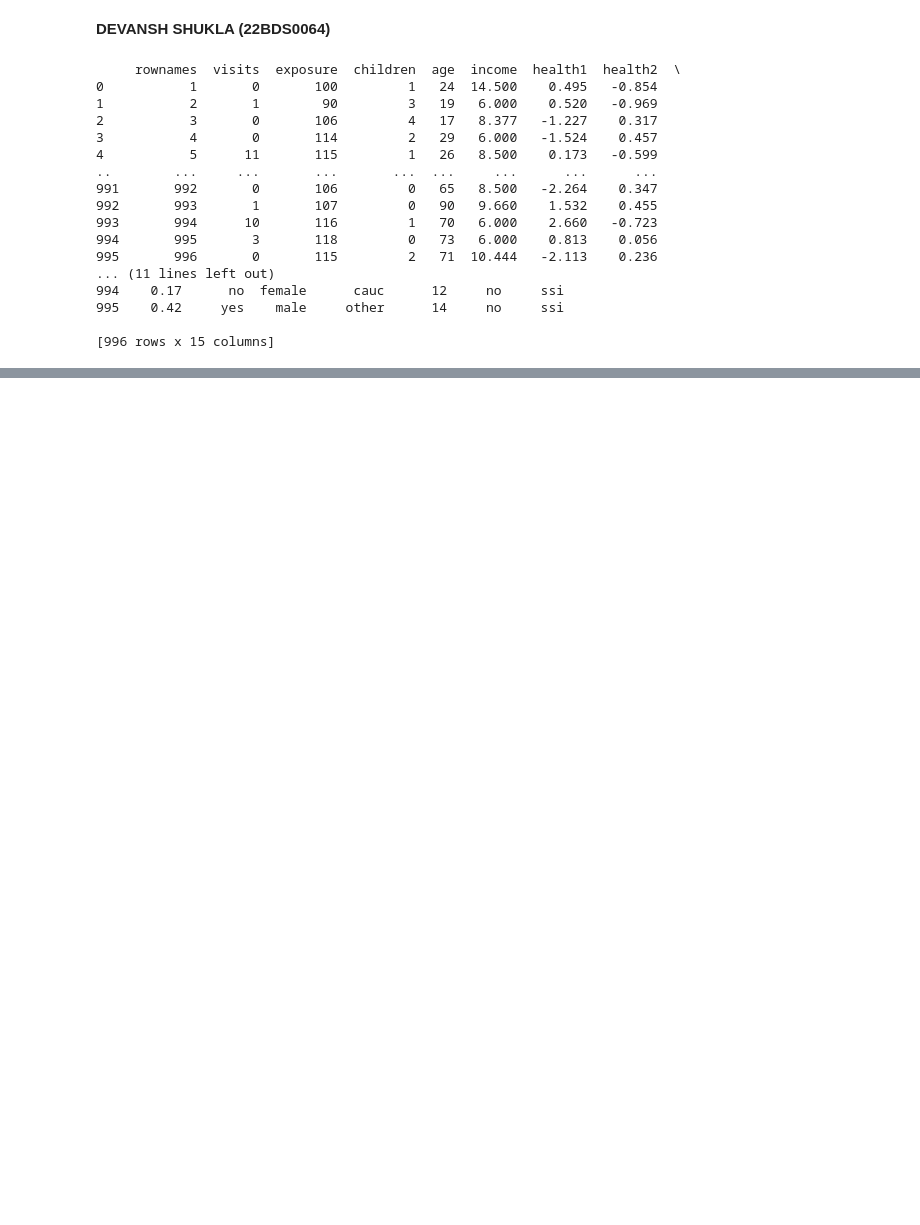
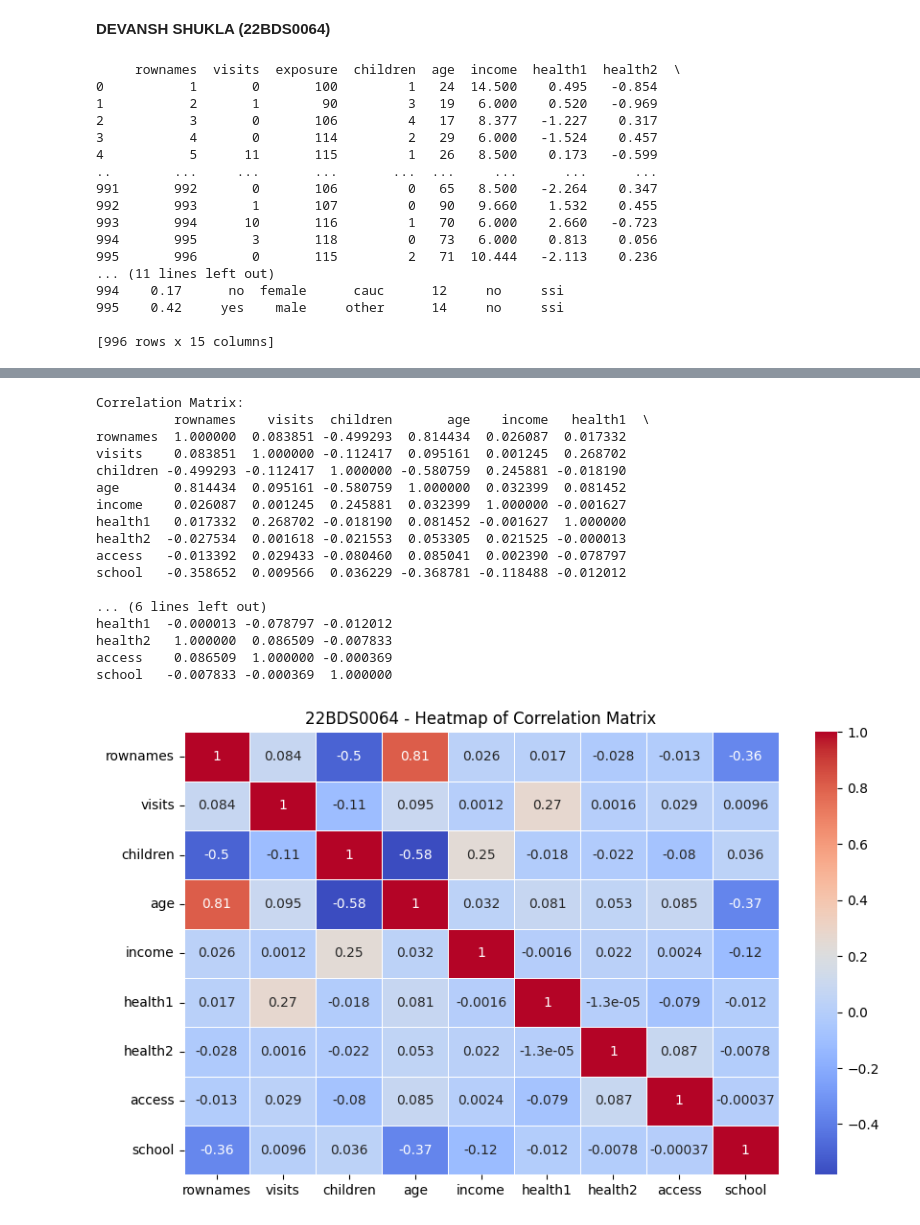
Before and after one commit to devansh391k/22BDS0064, a Jupyter notebook: 22BDS0064.ipynb, the cells around one changed output, grey strips where cells are left out. Cells and saved outputs as stored; diff of their text form; code cells hidden in the pictures; blank space fills up the shorter version.

```diff
--- a/22BDS0064.ipynb
+++ b/22BDS0064.ipynb
@@ -35,0 +162,4 @@ print(df)
+# %%
+# DATA CLEANING
+# 12. Delete a column by index
+df.drop(df.columns[2], axis=1, inplace=True)
@@ -35,0 +188,5 @@ print(df)
+# %%
+# 14. Replace missing values in '' column with mean and convert to numeric
+if "exposure" in df.columns:
+    df["exposure"] = pd.to_numeric(df["exposure"], errors='coerce')
+    df["exposure"].fillna(df["exposure"].mean(), inplace=True)
@@ -35,0 +264,38 @@ print(df)
+# %%
+import seaborn as sns
+import matplotlib.pyplot as plt
+
+# Keep only numeric columns for correlation
+df_numeric = df.select_dtypes(include=['number'])
+
+# Compute correlation
+correlation_matrix = df_numeric.corr()
+
+# #20 - Correlation Matrix
+print("Correlation Matrix:")
+print(correlation_matrix)
+
+# #21 - Display Heatmap
+plt.figure(figsize=(10, 6))
+sns.heatmap(correlation_matrix, annot=True, cmap="coolwarm", linewidths=0.5)
+plt.title("22BDS0064 - Heatmap of Correlation Matrix")
+plt.show()
+# %% [output]
+Correlation Matrix:
+          rownames    visits  children       age    income   health1  \
+rownames  1.000000  0.083851 -0.499293  0.814434  0.026087  0.017332
+visits    0.083851  1.000000 -0.112417  0.095161  0.001245  0.268702
+children -0.499293 -0.112417  1.000000 -0.580759  0.245881 -0.018190
+age       0.814434  0.095161 -0.580759  1.000000  0.032399  0.081452
+income    0.026087  0.001245  0.245881  0.032399  1.000000 -0.001627
+health1   0.017332  0.268702 -0.018190  0.081452 -0.001627  1.000000
+health2  -0.027534  0.001618 -0.021553  0.053305  0.021525 -0.000013
+access   -0.013392  0.029433 -0.080460  0.085041  0.002390 -0.078797
+school   -0.358652  0.009566  0.036229 -0.368781 -0.118488 -0.012012
+
+... (6 lines left out)
+health1  -0.000013 -0.078797 -0.012012
+health2   1.000000  0.086509 -0.007833
+access    0.086509  1.000000 -0.000369
+school   -0.007833 -0.000369  1.000000
+[figure, added]
```
Also changed, not shown: parts of 20 cells of this notebook.
